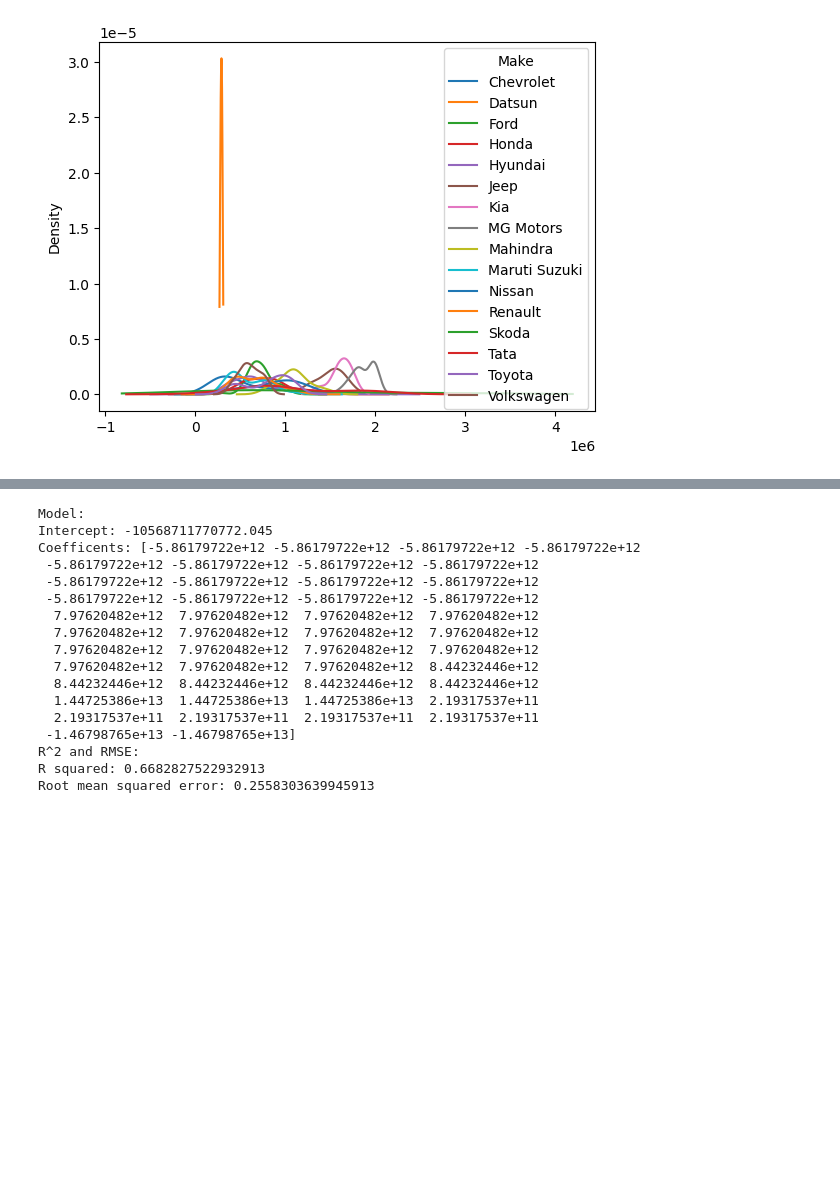
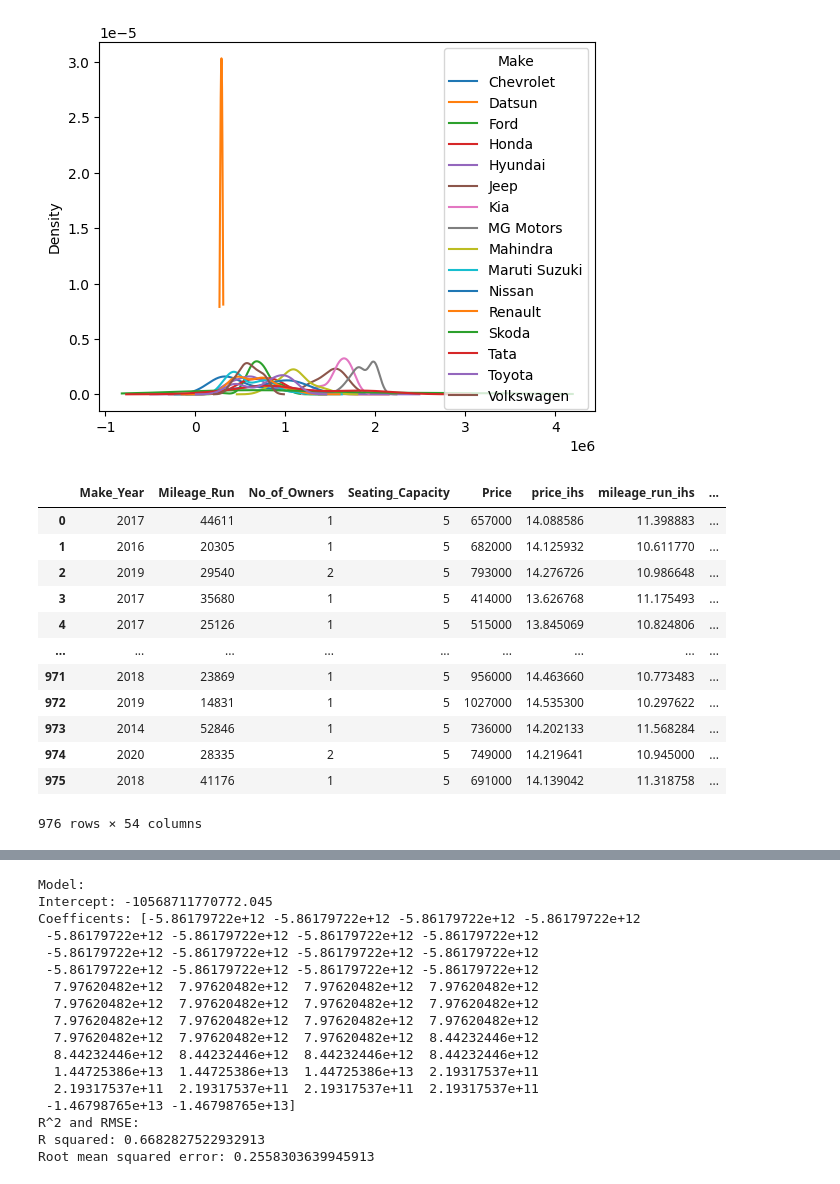
Before and after one commit to BAltenburger/assignment4, a Jupyter notebook: assignment4.ipynb, the cells around one changed output, grey strips where cells are left out. Cells and saved outputs as stored; diff of their text form; code cells hidden in the pictures; blank space fills up the shorter version.

```diff
--- a/assignment4.ipynb
+++ b/assignment4.ipynb
@@ -121,5 +118,37 @@ df_wide.plot.density()
 # kernel density plot grouped by Make they have the bump the highest and furthest to the right. Kia and Jeep are also expensive brands.
 # Car prices in general are all pretty close to the mean, as evidence by the steap peak around the center in the first kernel density plot.
 # However, there is a good portion of cars well above the mean.
+# %%
+# I am going to do the one-hot encoding before splitting the test set so I don't have to redo the changes for each question below
+vars = ["Make","Color","Body_Type", "Fuel_Type","Transmission",	"Transmission_Type"]
+for i in vars:
+  X2 = pd.get_dummies(cars[i], dtype=float) # Create dummies
+
+  if i == "Make":
+    encoded = pd.concat([cars.reset_index(drop=True), X2.reset_index(drop=True)], axis=1)
+  else:
+    #X1 = pd.concat([X1,X2],axis=1)
+    encoded = pd.concat([encoded.reset_index(drop=True), X2.reset_index(drop=True)], axis=1)
+
+
+  encoded = encoded.drop(columns = [i])
+
+display(encoded)
+# X1_cat = X1.drop(columns = ["Mileage_Run", "No_of_Owners", "Seating_Capacity", "mileage_run_ihs", "Make_Year","make_year_ihs"])
+# X1_test_cat = X1_test.drop(columns = ["Mileage_Run", "No_of_Owners", "Seating_Capacity", "mileage_run_ihs", "Make_Year","make_year_ihs"])
+# %% [output]
+|  | Make_Year | Mileage_Run | No_of_Owners | Seating_Capacity | Price | price_ihs | mileage_run_ihs | ... |
+| 0 | 2017 | 44611 | 1 | 5 | 657000 | 14.088586 | 11.398883 | ... |
+| 1 | 2016 | 20305 | 1 | 5 | 682000 | 14.125932 | 10.611770 | ... |
+| 2 | 2019 | 29540 | 2 | 5 | 793000 | 14.276726 | 10.986648 | ... |
+| 3 | 2017 | 35680 | 1 | 5 | 414000 | 13.626768 | 11.175493 | ... |
+| 4 | 2017 | 25126 | 1 | 5 | 515000 | 13.845069 | 10.824806 | ... |
+| ... | ... | ... | ... | ... | ... | ... | ... | ... |
+| 971 | 2018 | 23869 | 1 | 5 | 956000 | 14.463660 | 10.773483 | ... |
+| 972 | 2019 | 14831 | 1 | 5 | 1027000 | 14.535300 | 10.297622 | ... |
+| 973 | 2014 | 52846 | 1 | 5 | 736000 | 14.202133 | 11.568284 | ... |
+| 974 | 2020 | 28335 | 2 | 5 | 749000 | 14.219641 | 10.945000 | ... |
+| 975 | 2018 | 41176 | 1 | 5 | 691000 | 14.139042 | 11.318758 | ... |
+976 rows × 54 columns
 # %%
  #3. Split the data into an 80% training set and a 20% testing set.
```
Also changed, not shown: parts of 23 cells of this notebook.
